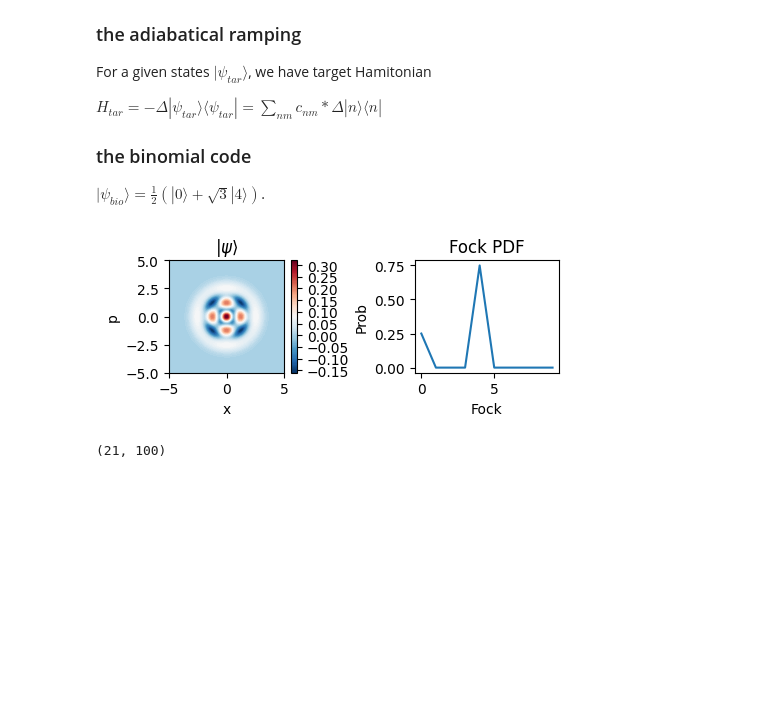
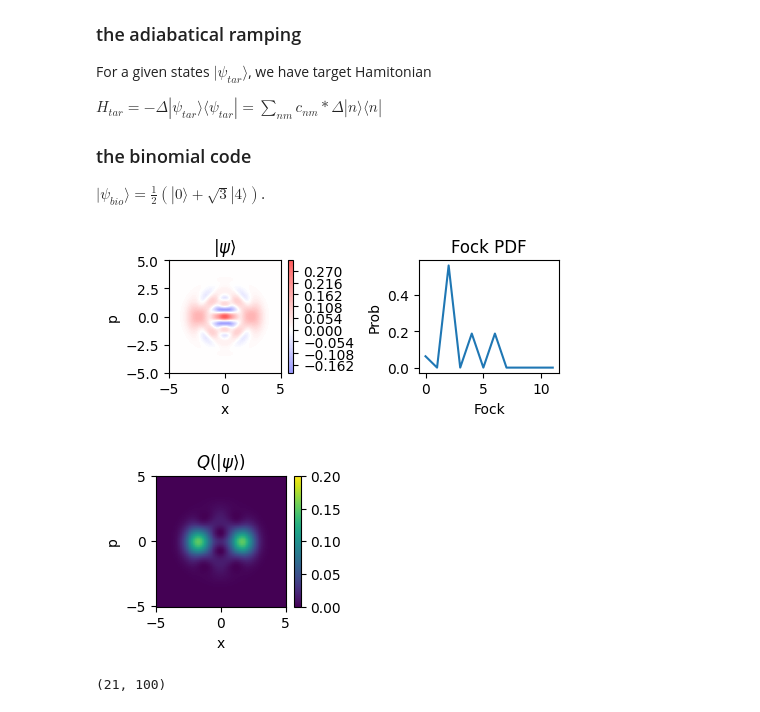
Before and after one commit to huangtangy/QLG, a Jupyter notebook: main_QLG_adiabatic.ipynb, the cells around one changed output. Drawn from its saved outputs; the diff is of its cells as text; code cells hidden in the pictures; blank space fills up the shorter version.

Commit message:
adding Q function

```diff
--- a/main_QLG_adiabatic.ipynb
+++ b/main_QLG_adiabatic.ipynb
@@ -124,7 +140,7 @@ def plot_winger_2mod(psi,xvec = np.linspace(-5, 5, 200)):
     coefficients = np.abs(coefficients)**2#.flatten()  # 转成一维数组
     # 可视化
     fig, axes = plt.subplots(1, 2,figsize=(4.7,2.1))
-    c0 = axes[0].contourf(xvec, xvec, W0, 100, cmap='RdBu_r')
+    c0 = axes[0].contourf(xvec, xvec, W0, 100, cmap='bwr',vmin=-0.5,vmax=0.5)#RdBu_r
     axes[0].set_title(r'$|\psi\rangle$')
     axes[0].set_xlabel('x')
     axes[0].set_ylabel('p')
@@ -164,36 +263,38 @@ $H_{tar}=-\Delta|\psi_{tar}\rangle\langle\psi_{tar}|=\sum_{nm}c_{nm}*\Delta|n\ra
 $|\psi_{bio}\rangle = \frac{1}{2}(|0\rangle+\sqrt{3}|4\rangle)$.
 # %%
 global lamd,alpha,Np,klist,omega0,Dtau,tf,dk, H0,amp
-lamd,alpha,Np= 0.25,1.537786,10## sweet spots: 1.537786，2.34474，2.93928，3.43234
+lamd,alpha,Np= 0.25,1.537786,12## sweet spots: 1.537786，2.34474，2.93928，3.43234
 omega0 = 1
 Dtau= 2 * np.pi / omega0 #2.344#
 ki,kf,Nk = 10**(-5),20,20
 klist = np.linspace(0, kf, Nk+1)+ ki
 dk = klist[1] - klist[0]
 H0  = lamd* omega0 * (num(Np) + 0.5)
 amp = 0.02
 
 ## for a superposition of bionomal code
 psi_bio0,psi_bio1 = binomial_codes(Np)
-psi_tar =  psi_bio0#0.5*(psi_bio0+np.sqrt(3)*psi_bio1)#psi_bio0#
+psi_tar =  0.5*(psi_bio0+np.sqrt(3)*psi_bio1)#psi_bio0#
 
 plot_winger_2mod(psi_tar,xvec = np.linspace(-5, 5, 200))
+plot_Q_function(psi_tar.full(),xvec = (-5, 5))
 
 
 Delta = 1
 H_tar= -Delta*psi_tar*psi_tar.dag()
 _,cnm_list,indices_c =  get_cnm(Np,H_tar)
 # Periods = 2000
 # tf = Periods * Dtau
 # Nt =100
 # tlist_finalT = np.linspace(0,tf, Periods*Nt+1)
 # dt = tlist_finalT[1]-tlist_finalT[0]
 
 detun =( 1-omega0 / (1 + np.pi * 10 **(-3)))*1
 betaf = 1/40
 # betaf = 1/40
 # %% [output]
-[figure, old version]
+[figure, new version]
+[figure, added]
 # %%
 
 
```
Also changed, not shown: parts of 3 cells of this notebook.
